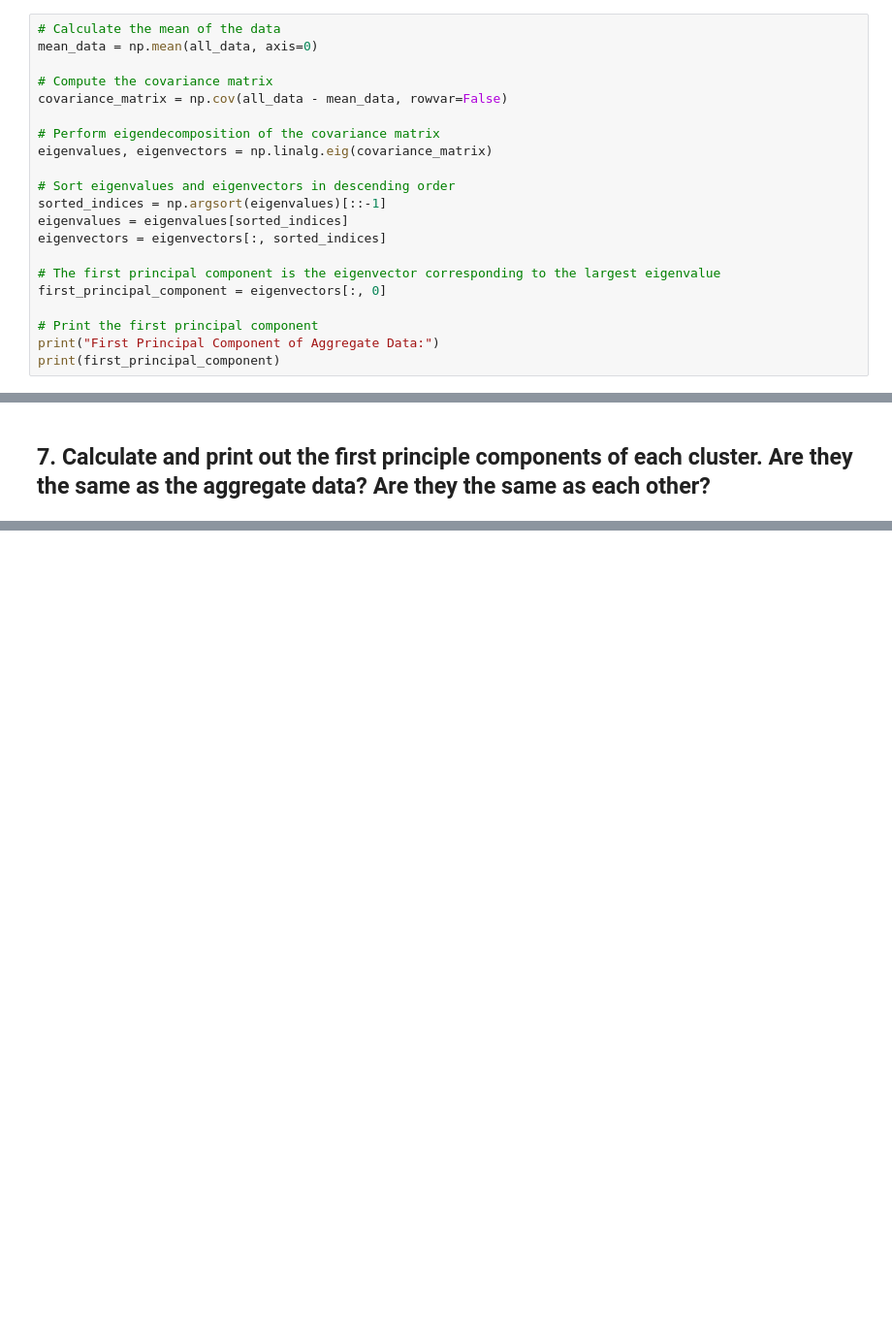
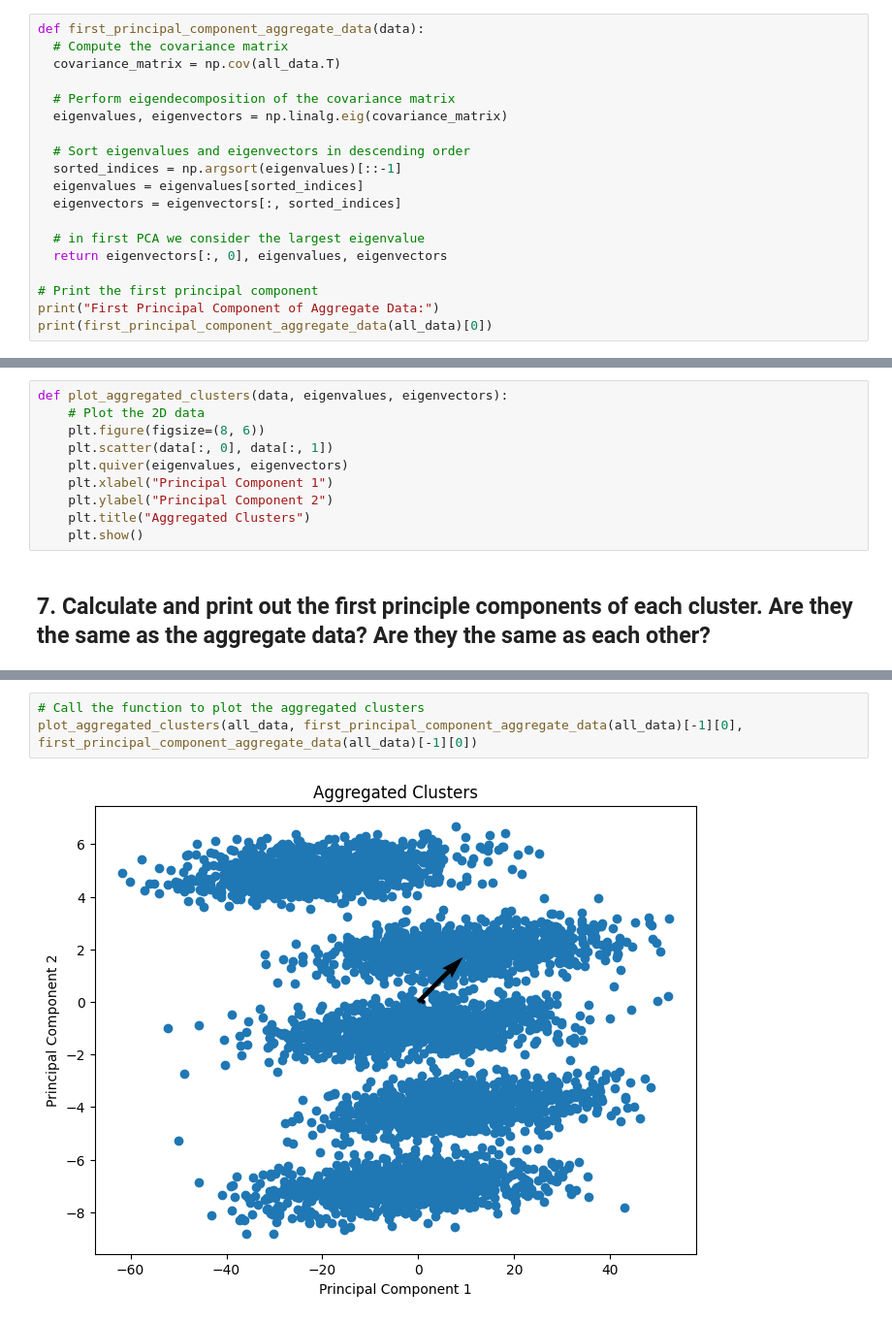
Before and after one commit to amandaay/CS6220DataMining, a Jupyter notebook: Assignment4/AAY_Assignment_4.ipynb, the cells around one changed output, grey strips where cells are left out. Shown at 97% size. Saved outputs shown, nothing was run; the diff lists cells and outputs as text; blank space fills up the shorter version.

```diff
--- a/Assignment4/AAY_Assignment_4.ipynb
+++ b/Assignment4/AAY_Assignment_4.ipynb
@@ -169,29 +177,37 @@ plt.show()
 # %% [markdown]
 ## 6. Calculate and print out the first principle component of the aggregate data.
 # %%
-# Calculate the mean of the data
-mean_data = np.mean(all_data, axis=0)
+def first_principal_component_aggregate_data(data):
+  # Compute the covariance matrix
+  covariance_matrix = np.cov(all_data.T)
 
-# Compute the covariance matrix
-covariance_matrix = np.cov(all_data - mean_data, rowvar=False)
+  # Perform eigendecomposition of the covariance matrix
+  eigenvalues, eigenvectors = np.linalg.eig(covariance_matrix)
 
-# Perform eigendecomposition of the covariance matrix
-eigenvalues, eigenvectors = np.linalg.eig(covariance_matrix)
+  # Sort eigenvalues and eigenvectors in descending order
+  sorted_indices = np.argsort(eigenvalues)[::-1]
+  eigenvalues = eigenvalues[sorted_indices]
+  eigenvectors = eigenvectors[:, sorted_indices]
 
-# Sort eigenvalues and eigenvectors in descending order
-sorted_indices = np.argsort(eigenvalues)[::-1]
-eigenvalues = eigenvalues[sorted_indices]
-eigenvectors = eigenvectors[:, sorted_indices]
-
-# The first principal component is the eigenvector corresponding to the largest eigenvalue
-first_principal_component = eigenvectors[:, 0]
+  # in first PCA we consider the largest eigenvalue
+  return eigenvectors[:, 0], eigenvalues, eigenvectors
 
 # Print the first principal component
 print("First Principal Component of Aggregate Data:")
-print(first_principal_component)
+print(first_principal_component_aggregate_data(all_data)[0])
 # %% [output]
 First Principal Component of Aggregate Data:
 [ 0.99838317 -0.05684225]
+# %%
+def plot_aggregated_clusters(data, eigenvalues, eigenvectors):
+    # Plot the 2D data
+    plt.figure(figsize=(8, 6))
+    plt.scatter(data[:, 0], data[:, 1])
+    plt.quiver(eigenvalues, eigenvectors)
+    plt.xlabel("Principal Component 1")
+    plt.ylabel("Principal Component 2")
+    plt.title("Aggregated Clusters")
+    plt.show()
 # %% [markdown]
 ## 7. Calculate and print out the first principle components of each cluster. Are they the same as the aggregate data? Are they the same as each other?
 # %%
@@ -249,0 +277,5 @@ They are not the same as each other but similar.
+# %%
+# Call the function to plot the aggregated clusters
+plot_aggregated_clusters(all_data, first_principal_component_aggregate_data(all_data)[-1][0], first_principal_component_aggregate_data(all_data)[-1][0])
+# %% [output]
+[figure, added]
```
Also changed, not shown: parts of 10 cells of this notebook.
